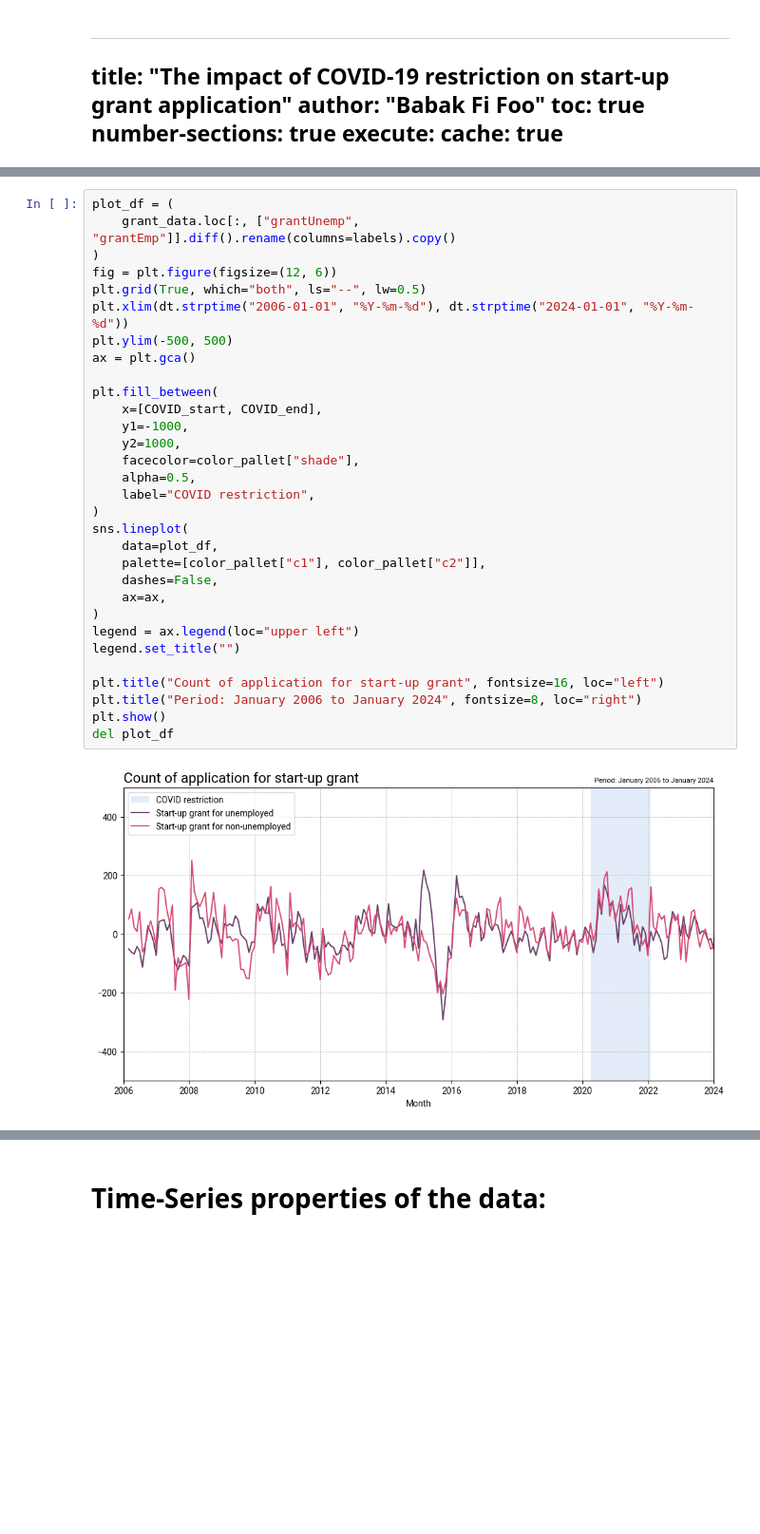
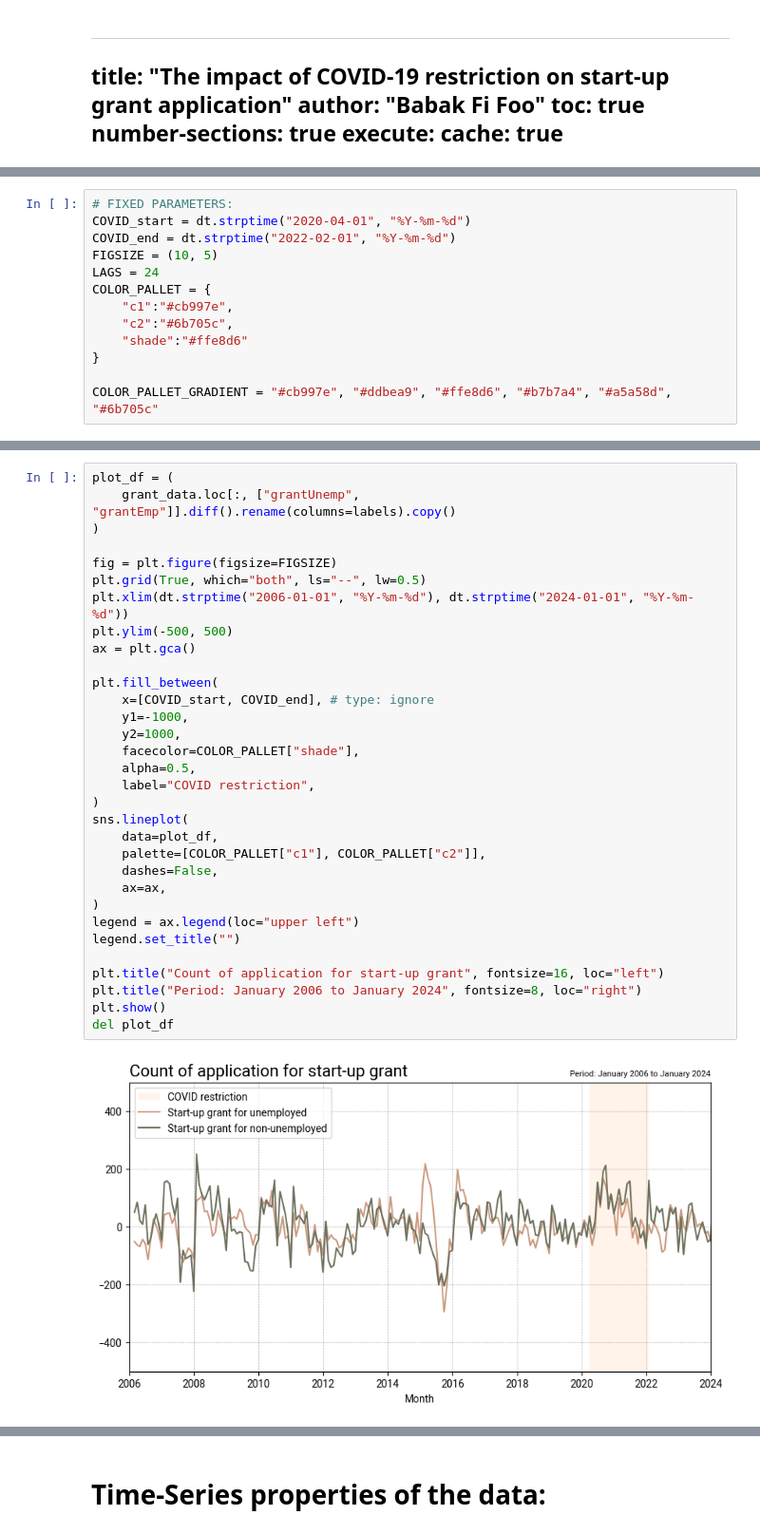
Before and after one commit to Babakfifoo/01_Labor_training, a Jupyter notebook: notebooks/01_startup_application.ipynb, the cells around one changed output, grey strips where cells are left out. Shown at 95% size. Cells and saved outputs as stored; diff of their text form; blank space fills up the shorter version.

```diff
--- a/notebooks/01_startup_application.ipynb
+++ b/notebooks/01_startup_application.ipynb
@@ -53,0 +42,13 @@ Startup Grant Applications Data loaded.
+# %%
+# FIXED PARAMETERS:
+COVID_start = dt.strptime("2020-04-01", "%Y-%m-%d")
+COVID_end = dt.strptime("2022-02-01", "%Y-%m-%d")
+FIGSIZE = (10, 5)
+LAGS = 24
+COLOR_PALLET = {
+    "c1":"#cb997e",
+    "c2":"#6b705c",
+    "shade":"#ffe8d6"
+}
+
+COLOR_PALLET_GRADIENT = "#cb997e", "#ddbea9", "#ffe8d6", "#b7b7a4", "#a5a58d", "#6b705c"
@@ -142,36 +217,37 @@ $$ y_{t} - y_{t-1} = \Delta y_t=\alpha_0 + y_{t-1} - y_{t-1} + \varepsilon_{t} =
 # %%
 plot_df = (
     grant_data.loc[:, ["grantUnemp", "grantEmp"]].diff().rename(columns=labels).copy()
 )
-fig = plt.figure(figsize=(12, 6))
+
+fig = plt.figure(figsize=FIGSIZE)
 plt.grid(True, which="both", ls="--", lw=0.5)
 plt.xlim(dt.strptime("2006-01-01", "%Y-%m-%d"), dt.strptime("2024-01-01", "%Y-%m-%d"))
 plt.ylim(-500, 500)
 ax = plt.gca()
 
 plt.fill_between(
-    x=[COVID_start, COVID_end],
+    x=[COVID_start, COVID_end], # type: ignore
     y1=-1000,
     y2=1000,
-    facecolor=color_pallet["shade"],
+    facecolor=COLOR_PALLET["shade"],
     alpha=0.5,
     label="COVID restriction",
 )
 sns.lineplot(
     data=plot_df,
-    palette=[color_pallet["c1"], color_pallet["c2"]],
+    palette=[COLOR_PALLET["c1"], COLOR_PALLET["c2"]],
     dashes=False,
     ax=ax,
 )
 legend = ax.legend(loc="upper left")
 legend.set_title("")
 
 plt.title("Count of application for start-up grant", fontsize=16, loc="left")
 plt.title("Period: January 2006 to January 2024", fontsize=8, loc="right")
 plt.show()
 del plot_df
 # %% [output]
-[figure, old version]
+[figure, new version]
 # %%
 col1 = "grantUnemp"
 col2 = "grantEmp"
```
Also changed, not shown: parts of 40 cells of this notebook.
